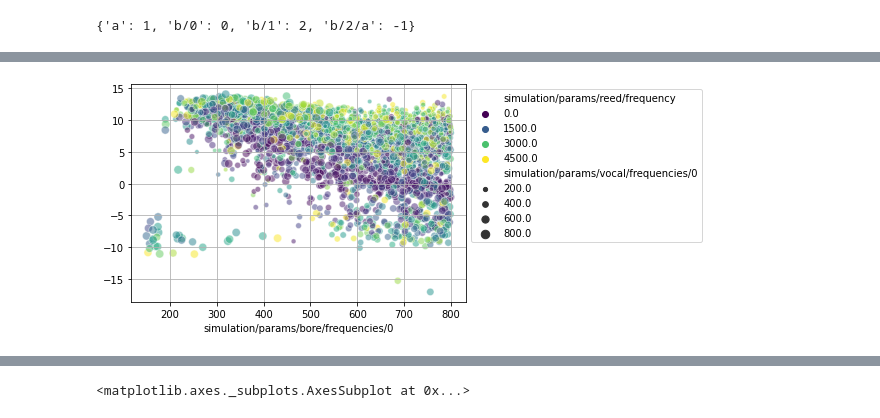
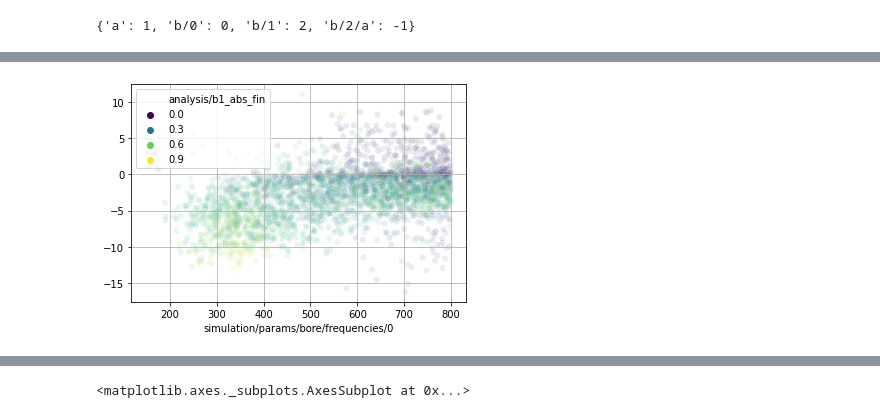
Before and after one commit to goiosunsw/vocalsims, a Jupyter notebook: projects/clarinet_vocal_tract/modal_simulations/Modal simulation stats and graphs from mongo extended pars.ipynb, the cells around one changed output, grey strips where cells are left out. Cells and saved outputs as stored; diff of their text form; code cells hidden in the pictures.

```diff
--- a/projects/clarinet_vocal_tract/modal_simulations/Modal simulation stats and graphs from mongo extended pars.ipynb
+++ b/projects/clarinet_vocal_tract/modal_simulations/Modal simulation stats and graphs from mongo extended pars.ipynb
@@ -298,10 +346,7 @@ grid()
 # %%
 figure()
-sns.scatterplot(data=df1,y=-20*np.log10(df['srat_f_trans'])-df['analysis/hrat1_abs_trans'],
-                x='simulation/params/bore/frequencies/0',
-                hue='simulation/params/reed/frequency',
-                size='simulation/params/vocal/frequencies/0',alpha=.5,palette='viridis')
-legend(bbox_to_anchor=(1,1))
+sns.scatterplot(data=df1,y=-20*np.log10(df['zrat_f_trans'])-df['analysis/hrat1_abs_trans'],x='simulation/params/bore/frequencies/0',
+                hue='analysis/b1_abs_fin',alpha=.1,palette='viridis')
 grid()
 # %% [output]
-[figure, old version]
+[figure, new version]
```
Also changed, not shown: parts of 46 cells of this notebook, 36 other files.
